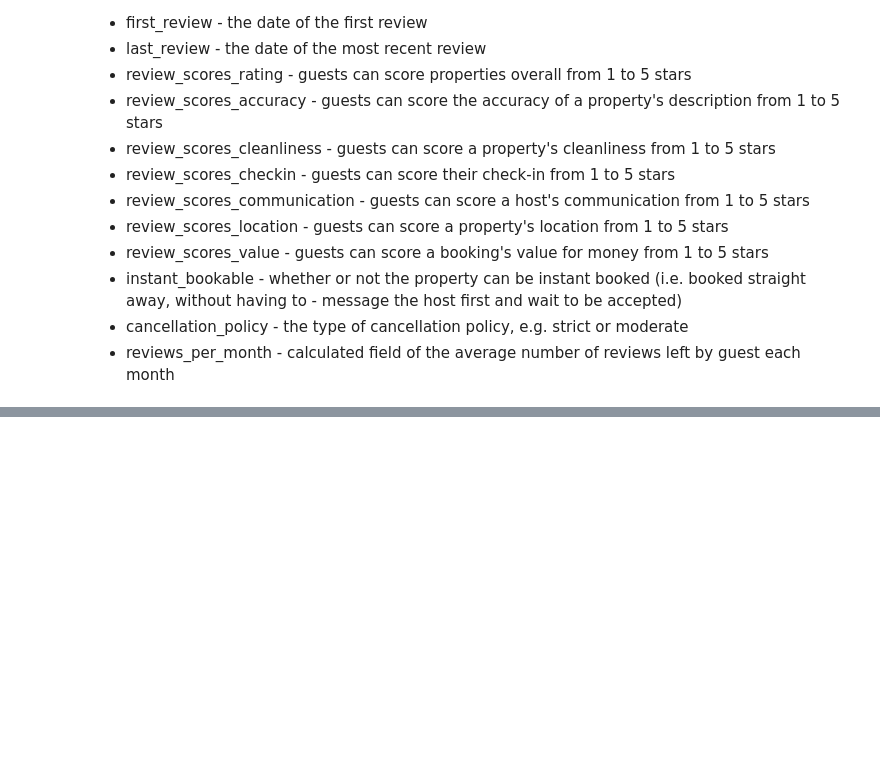
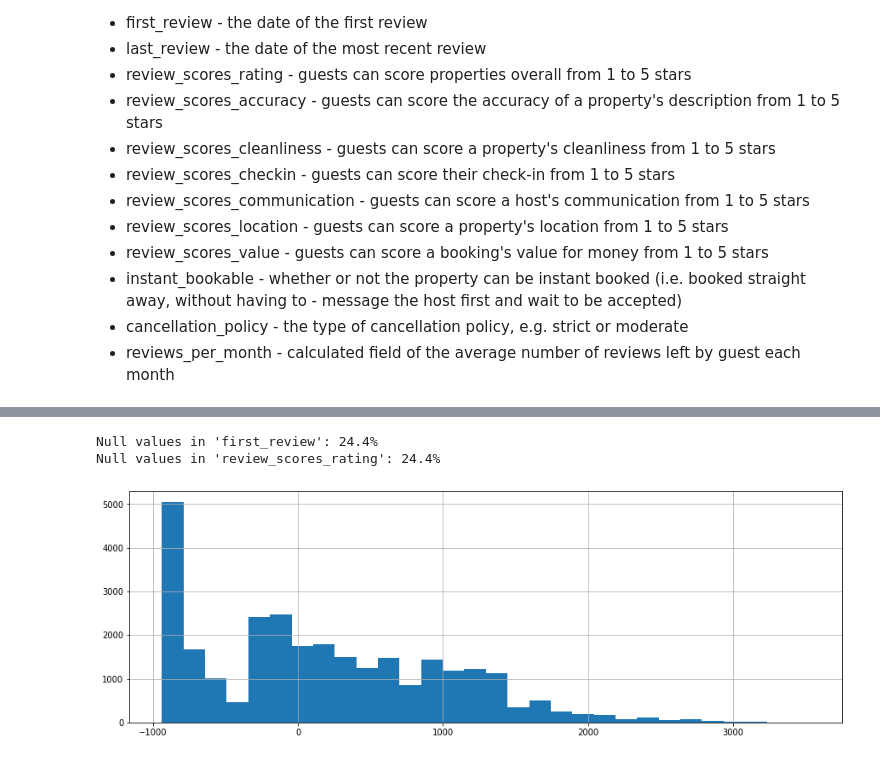
Before and after one commit to Amadeus-Assist/airbnb-rent-price-prediction, a Jupyter notebook: housing_price/airbnb_data/data_processing.ipynb, the cells around one changed output, grey strips where cells are left out. Saved outputs shown, nothing was run; the diff lists cells and outputs as text; code cells hidden in the pictures; blank space fills up the shorter version.

```diff
--- a/housing_price/airbnb_data/data_processing.ipynb
+++ b/housing_price/airbnb_data/data_processing.ipynb
@@ -145,0 +258,24 @@ df.hist(figsize=(20,20));
+# %%
+df.price = df.price.str[1:-3]
+df.price = df.price.str.replace(",", "")
+df.price = df.price.astype('int64')
+# %%
+df.drop('calendar_updated', axis=1, inplace=True)
+# %%
+df.drop(['availability_30', 'availability_60', 'availability_365'], axis=1, inplace=True)
+# %%
+print(f"Null values in 'first_review': {round(100*df.first_review.isna().sum()/len(df),1)}%")
+print(f"Null values in 'review_scores_rating': {round(100*df.review_scores_rating .isna().sum()/len(df),1)}%")
+# %% [output]
+Null values in 'first_review': 24.4%
+Null values in 'review_scores_rating': 24.4%
+# %%
+df.first_review = pd.to_datetime(df.first_review) # Converting to datetime
+
+# Calculating the number of days between the first review and the date the data was scraped
+df['time_since_first_review'] = (datetime(2019, 4, 9) - df.first_review).astype('timedelta64[D]')
+# %%
+# Distribution of the number of days since first review
+df.time_since_first_review.hist(figsize=(15,5), bins=30);
+# %% [output]
+[figure, added]
```
Also changed, not shown: parts of 43 cells of this notebook.
